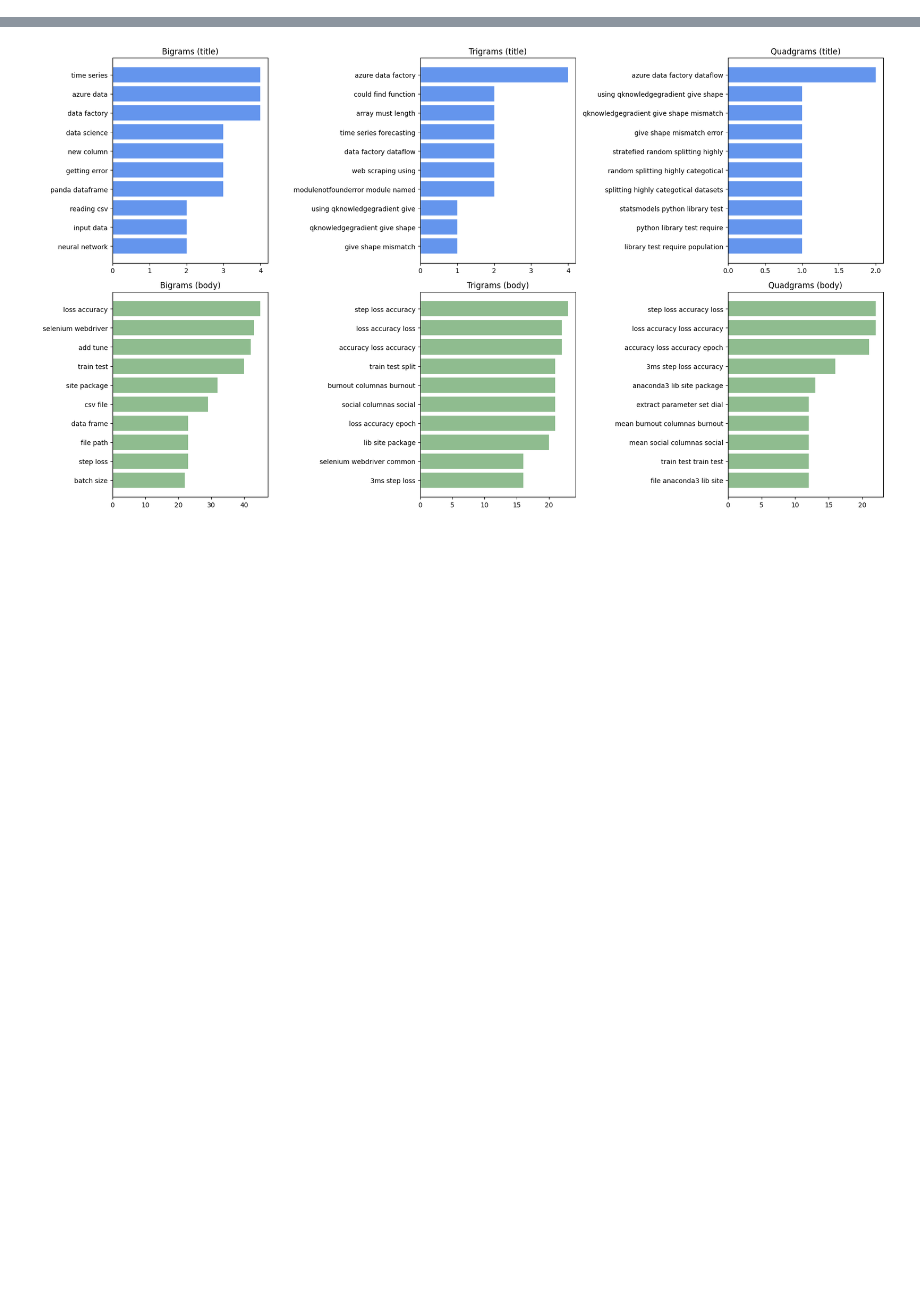
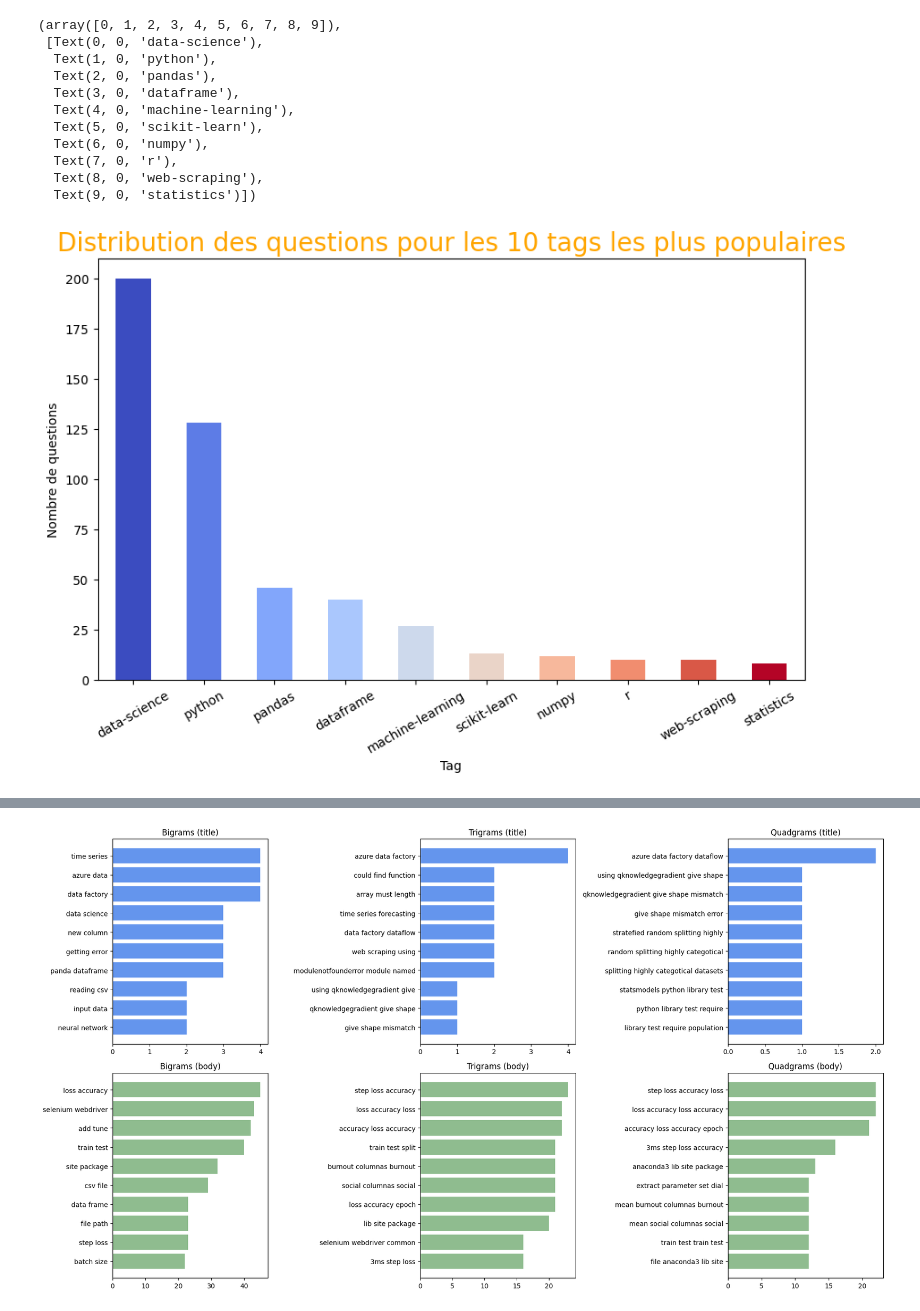
Before and after one commit to NovaStarmax/so-scrapper, a Jupyter notebook: eda/datascience.ipynb, the cells around one changed output, grey strips where cells are left out. Cells and saved outputs as stored; diff of their text form; code cells hidden in the pictures; blank space fills up the shorter version.

```diff
--- a/eda/datascience.ipynb
+++ b/eda/datascience.ipynb
@@ -26,3 +201,44 @@ df.head()
+# %%
+# Extraction des mots-clés les plus fréquents dans les titres
+title_words = []
+for title in df['title']:
+    words = re.findall(r'\b\w+\b', title.lower())
+    title_words.extend(words)
+
+stopwords = set(['the', 'a', 'an', 'and', 'or', 'to', 'of', 'in', 'on', 'for', 'with', 'is', 'how', 'can', 'by', 'from', 'at', 'it', 'as', 'be', 'are', 'this', 'that', 'i', 'my', 'but', 'if', 'do', 'does', 'using', 'use', 'when', 'what', 'which', 'not', 'so', 'about', 'after', 'why', 'you', 'we', 'me', 'your', 'was', 'will', 'all', 'any', 'has', 'have', 'had', 'get', 'got', 'would', 'should', 'could', 'just', 'also', 'more', 'some', 'than', 'then', 'there', 'their', 'them', 'its', 'into', 'out', 'up', 'down', 'over', 'under', 'between', 'before', 'been', 'being', 'were', 'did', 'does', 'doing', 'may', 'might', 'must', 'shall', 'such', 'like', 'one', 'two', 'three', 'four', 'five', 'six', 'seven', 'eight', 'nine', 'ten'])
+filtered_words = [w for w in title_words if w not in stopwords and len(w) > 2]
+Counter(filtered_words).most_common(20)
+
+# Détection de thèmes ou sujets récurrents dans les résumés
+summary_words = []
+for summary in df['body']:
+    words = re.findall(r'\b\w+\b', summary.lower())
+    summary_words.extend(words)
+filtered_summary_words = [w for w in summary_words if w not in stopwords and len(w) > 2]
+Counter(filtered_summary_words).most_common(20)
+
+# Visualiser la distribution des questions pour les tags les plus populaires
+import matplotlib.pyplot as plt
+popular_tags = pd.Series(all_tags).value_counts().head(10)
+plt.figure(figsize=(10,6))
+popular_tags.plot(kind='bar', color=cm.coolwarm(np.linspace(0,1,10)))
+plt.xlabel('Tag')
+plt.ylabel('Nombre de questions')
+plt.title('Distribution des questions pour les 10 tags les plus populaires', fontsize=20, color='orange')
+plt.xticks(rotation=30)
+# %% [output]
+(array([0, 1, 2, 3, 4, 5, 6, 7, 8, 9]),
+ [Text(0, 0, 'data-science'),
+  Text(1, 0, 'python'),
+  Text(2, 0, 'pandas'),
+  Text(3, 0, 'dataframe'),
+  Text(4, 0, 'machine-learning'),
+  Text(5, 0, 'scikit-learn'),
+  Text(6, 0, 'numpy'),
+  Text(7, 0, 'r'),
+  Text(8, 0, 'web-scraping'),
+  Text(9, 0, 'statistics')])
+[figure, added]
 # %%
 def build_clean_text(self, output_column="clean_text"):
     self.df[output_column] = self.df[self.token_column].apply(lambda tokens: " ".join(tokens))
```
Also changed, not shown: parts of 11 cells of this notebook, 1 other file.
